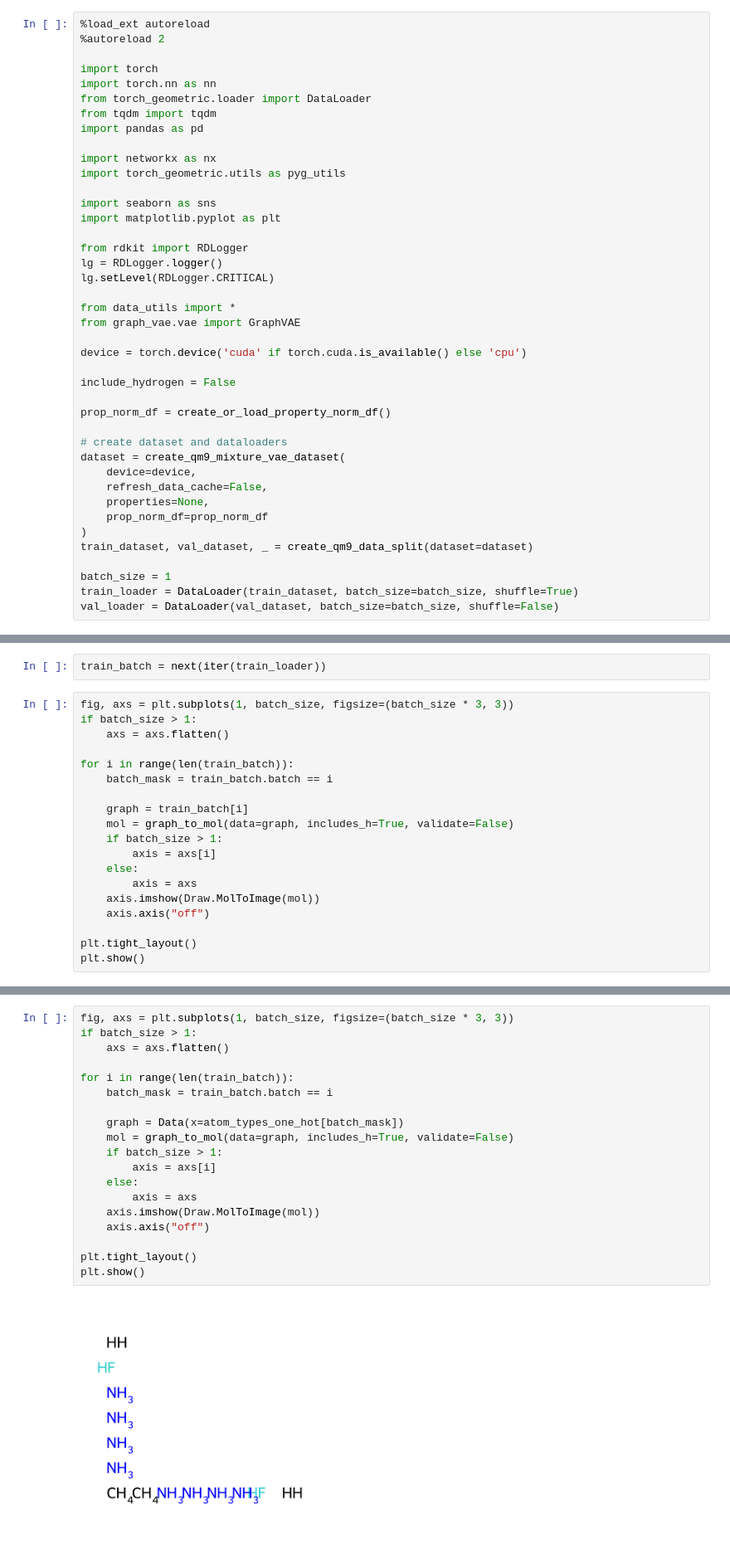
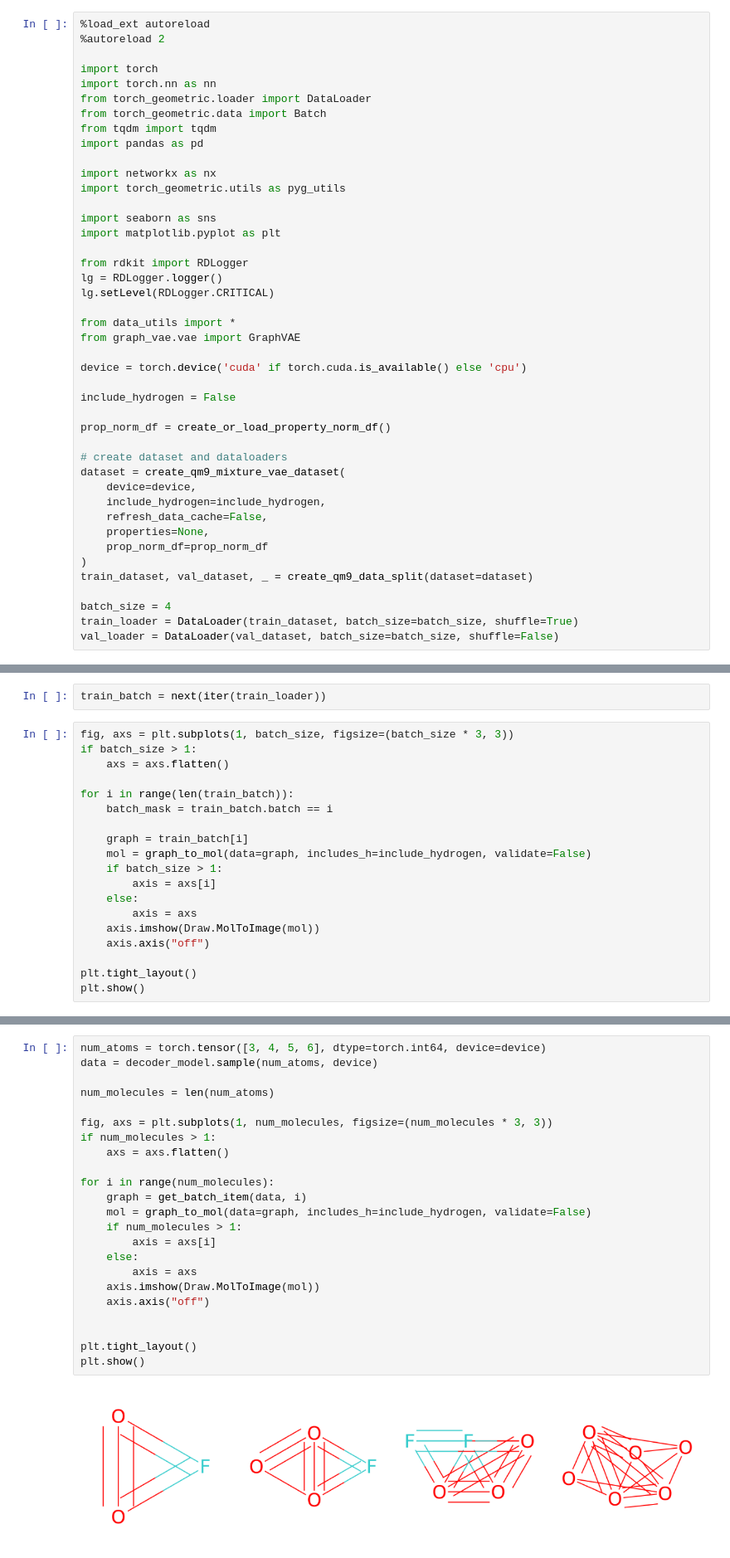
Before and after one commit to pkmtum/Molecular_Generative_Modeling, a Jupyter notebook: source/mixture_model.ipynb, the cells around one changed output, grey strips where cells are left out. Shown: that part at 83% size. Drawn from its saved outputs; the diff is of its cells as text.

```diff
--- a/source/mixture_model.ipynb
+++ b/source/mixture_model.ipynb
@@ -5,6 +5,7 @@
 import torch
 import torch.nn as nn
 from torch_geometric.loader import DataLoader
+from torch_geometric.data import Batch
 from tqdm import tqdm
 import pandas as pd
 
@@ -30,13 +31,14 @@ prop_norm_df = create_or_load_property_norm_df()
 # create dataset and dataloaders
 dataset = create_qm9_mixture_vae_dataset(
     device=device,
+    include_hydrogen=include_hydrogen,
     refresh_data_cache=False,
     properties=None,
     prop_norm_df=prop_norm_df
 )
 train_dataset, val_dataset, _ = create_qm9_data_split(dataset=dataset)
 
-batch_size = 1
+batch_size = 4
 train_loader = DataLoader(train_dataset, batch_size=batch_size, shuffle=True)
 val_loader = DataLoader(val_dataset, batch_size=batch_size, shuffle=False)
 # %% [output]
@@ -53,7 +55,7 @@ for i in range(len(train_batch)):
     batch_mask = train_batch.batch == i
 
     graph = train_batch[i]
-    mol = graph_to_mol(data=graph, includes_h=True, validate=False)
+    mol = graph_to_mol(data=graph, includes_h=include_hydrogen, validate=False)
     if batch_size > 1:
         axis = axs[i]
     else:
@@ -145,21 +206,25 @@ torch.Size([14, 2])
 # %%
-fig, axs = plt.subplots(1, batch_size, figsize=(batch_size * 3, 3))
-if batch_size > 1:
+num_atoms = torch.tensor([3, 4, 5, 6], dtype=torch.int64, device=device)
+data = decoder_model.sample(num_atoms, device)
+
+num_molecules = len(num_atoms)
+
+fig, axs = plt.subplots(1, num_molecules, figsize=(num_molecules * 3, 3))
+if num_molecules > 1:
     axs = axs.flatten()
 
-for i in range(len(train_batch)):
-    batch_mask = train_batch.batch == i
-
-    graph = Data(x=atom_types_one_hot[batch_mask])
-    mol = graph_to_mol(data=graph, includes_h=True, validate=False)
-    if batch_size > 1:
+for i in range(num_molecules):
+    graph = get_batch_item(data, i)
+    mol = graph_to_mol(data=graph, includes_h=include_hydrogen, validate=False)
+    if num_molecules > 1:
         axis = axs[i]
     else:
         axis = axs
     axis.imshow(Draw.MolToImage(mol))
     axis.axis("off")
 
+
 plt.tight_layout()
 plt.show()
 # %% [output]
-[figure, old version]
+[figure, new version]
```
Also changed, not shown: parts of 11 cells of this notebook, 1 other file.
